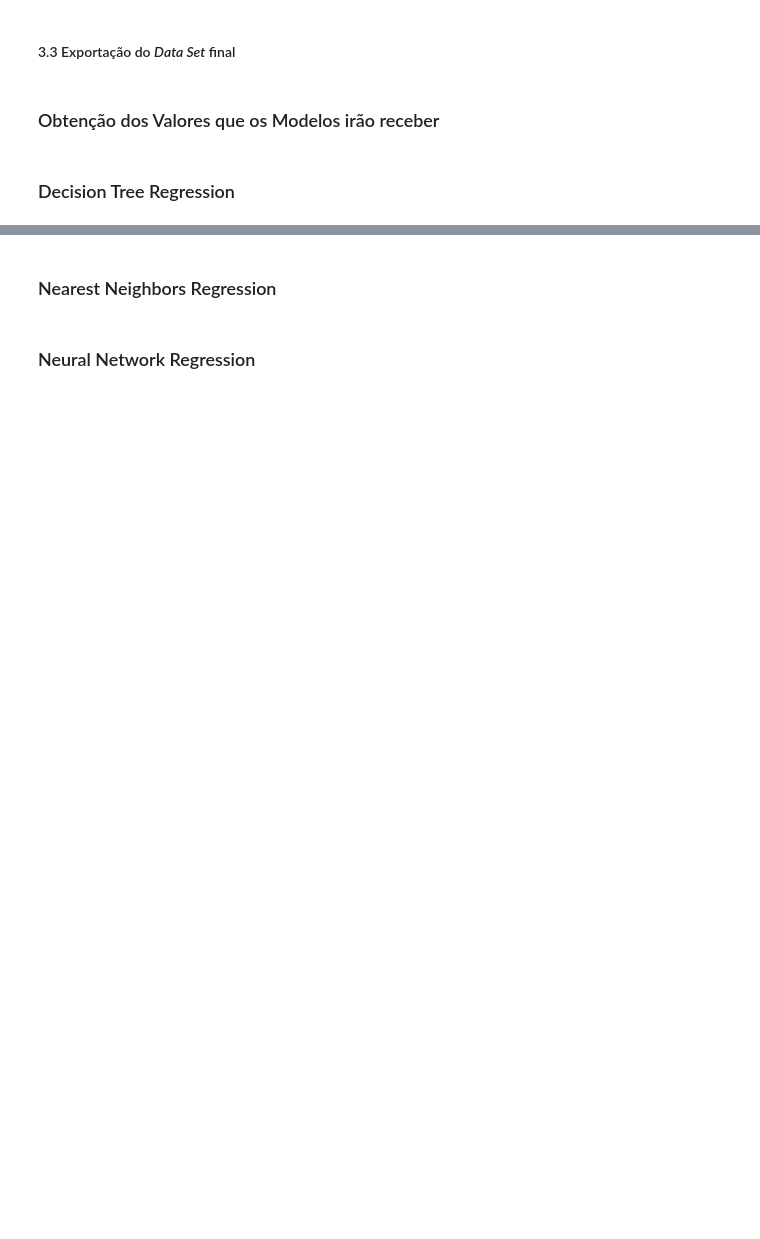
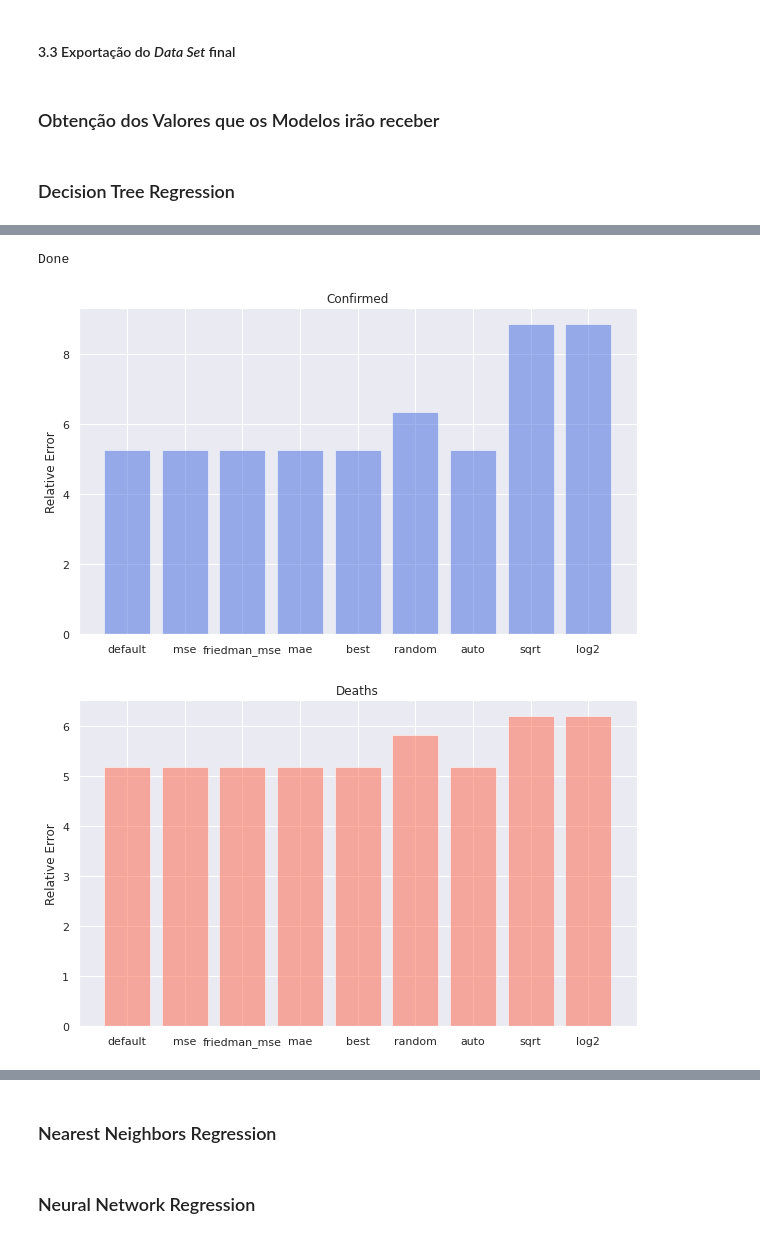
Before and after one commit to filipasenra/FEUP-IART-TP2, a Jupyter notebook: Temática 4A Aprendizagem Supervisionada_Regressão COVID-19.ipynb, the cells around one changed output, grey strips where cells are left out. Drawn from its saved outputs; the diff is of its cells as text; code cells hidden in the pictures; blank space fills up the shorter version.

```diff
--- a/Temática 4A Aprendizagem Supervisionada_Regressão COVID-19.ipynb
+++ b/Temática 4A Aprendizagem Supervisionada_Regressão COVID-19.ipynb
@@ -351,0 +358,75 @@ NameError: name 'DecisionTreeRegressor' is not defined
+# %%
+#Fitting model with tranning set
+variables = ['Confirmed' , 'Deaths']
+
+#random state = 0 for deterministic behaviour
+#min_weight_fraction_leaf default because we give the same importance to all the samples (actually we just give one)
+
+dtr_default = DecisionTreeRegressor(random_state = 0)
+
+dtr_mse = DecisionTreeRegressor(criterion='mse', random_state = 0)
+dtr_friedman = DecisionTreeRegressor(criterion='friedman_mse', random_state = 0)
+dtr_mae = DecisionTreeRegressor(criterion='mae', random_state = 0)
+
+dtr_best = DecisionTreeRegressor(splitter='best', random_state = 0)
+dtr_random = DecisionTreeRegressor(splitter='random', random_state = 0)
+
+dtr_auto = DecisionTreeRegressor(max_features='auto', random_state = 0)
+dtr_sqrt = DecisionTreeRegressor(max_features='sqrt', random_state = 0)
+dtr_log2 = DecisionTreeRegressor(max_features='log2', random_state = 0)
+
+dtrModels = [dtr_default, dtr_mse, dtr_mse, dtr_mse, dtr_best, dtr_random, dtr_auto, dtr_sqrt, dtr_log2]
+
+errorForVariable = {}
+
+for variable in variables:
+
+    #Setting up training sets
+    X_train, X_test, y_train, y_test = train_test_split(X[variable], y[variable], test_size=0.2, random_state=0)
+
+    testing_explained_variance_scores = []
+
+    for dtr in dtrModels:
+
+        regressor = dtr
+        regressor.fit(X_train, y_train)
+
+        #Predicting
+        y_pred = regressor.predict(X_test)
+
+        # Record testing score
+        testing_explained_variance_scores.append(metrics.mean_absolute_error(y_test, y_pred)*100/merged_inner.describe()[variable].loc['mean'])
+
+    errorForVariable[variable] = testing_explained_variance_scores
+
+print('Done')
+# %% [output]
+Done
+# %%
+# allows plots to appear within the notebook
+%matplotlib inline
+
+COLORS = {"Confirmed": "royalblue", "Deaths": "tomato"}
+
+import matplotlib.ticker as ticker
+# Shows Only RMSE
+
+ind = np.arange(len(dtrModels))  # the x locations for the groups
+width = 0.85  # the width of the bars
+sns.set_style("darkgrid")
+
+for variable in variables:
+
+    objects = ('default', 'mse', 'friedman_mse', 'mae', 'best', 'random', 'auto', 'sqrt', 'log2')
+    y_pos = np.arange(len(objects))
+
+    plt.figure(figsize=(10, 6))
+    plt.bar(y_pos, errorForVariable[variable], color=COLORS[variable], align='center', alpha=0.5)
+    plt.xticks(y_pos, objects)
+    plt.ylabel('Relative Error')
+    plt.title(variable)
+
+    plt.show()
+# %% [output]
+[figure, added]
+[figure, added]
```
Also changed, not shown: parts of 20 cells of this notebook, 1 other file.
